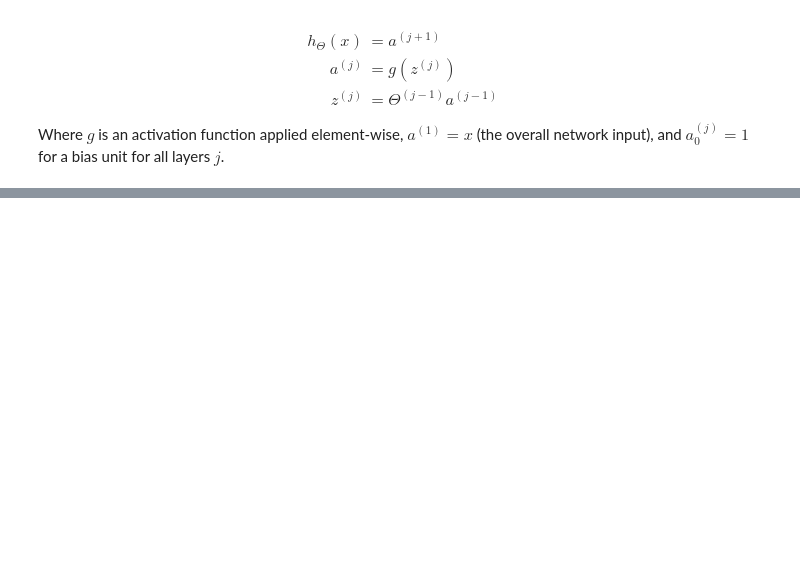
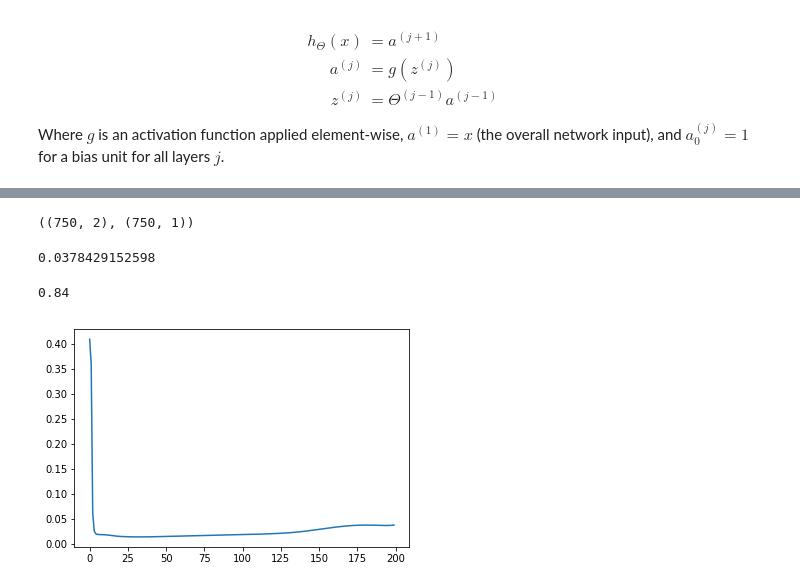
Before and after one commit to emilyhorsman/machine-learning, a Jupyter notebook: Neural Network.ipynb, the cells around one changed output, grey strips where cells are left out. Cells and saved outputs as stored; diff of their text form; code cells hidden in the pictures; blank space fills up the shorter version.

```diff
--- a/Neural Network.ipynb
+++ b/Neural Network.ipynb
@@ -115,0 +33,5 @@ array([ 0.12600095,  0.3425061 ,  0.9310281 ])
+# %%
+def sigmoid(z, derivative=False):
+    if derivative:
+        return z * (1 - z)
+    return 1 / (1 + np.exp(-z))
@@ -115,0 +44,56 @@ array([ 0.12600095,  0.3425061 ,  0.9310281 ])
+# %%
+x_train.shape, y_train.shape
+# %% [output]
+((750, 2), (750, 1))
+# %%
+def a(weights, layer):
+    z = weights.dot(layer)
+    return sigmoid(z)
+
+
+hidden_1_weights = np.random.random((4, 2))
+hidden_2_weights = np.random.random((2, 4))
+output_weights = np.random.random((1, 2))
+
+costs = []
+learning_rate = 0.1
+
+for _ in range(200):
+    for sample, known in zip(x_train, y_train):
+        x = np.atleast_2d(sample).T
+        y = np.atleast_2d(known).T
+        hidden_1_output = a(hidden_1_weights, x)
+        hidden_2_output = a(hidden_2_weights, hidden_1_output)
+        output_output = a(output_weights, hidden_2_output)
+
+        output_delta = y - output_output
+        hidden_2_delta = output_weights.T.dot(output_delta) * sigmoid(hidden_2_output, derivative=True)
+        hidden_1_delta = hidden_2_weights.T.dot(hidden_2_delta) * sigmoid(hidden_1_output, derivative=True)
+
+        output_pd = output_delta.dot(hidden_2_output.T)
+        hidden_2_pd = hidden_2_delta.dot(hidden_1_output.T)
+        hidden_1_pd = hidden_1_delta.dot(x.T)
+
+        output_weights += learning_rate * output_pd
+        hidden_2_weights += learning_rate * hidden_2_pd
+        hidden_1_weights += learning_rate * hidden_1_pd
+
+    costs.append(output_delta[0][0] ** 2)
+
+plt.plot(costs)
+print(costs[-1])
+
+correct = 0
+for sample, known in zip(x_test, y_test):
+    x = np.atleast_2d(sample).T
+    hidden_1_output = a(hidden_1_weights, x)
+    hidden_2_output = a(hidden_2_weights, hidden_1_output)
+    output_output = a(output_weights, hidden_2_output)
+    prediction = 1 if output_output[0][0] >= 0.5 else 0
+    if prediction == known[0]:
+        correct += 1
+correct / len(x_test)
+# %% [output]
+0.0378429152598
+0.84
+[figure, added]
```
Also changed, not shown: parts of 10 cells of this notebook.
